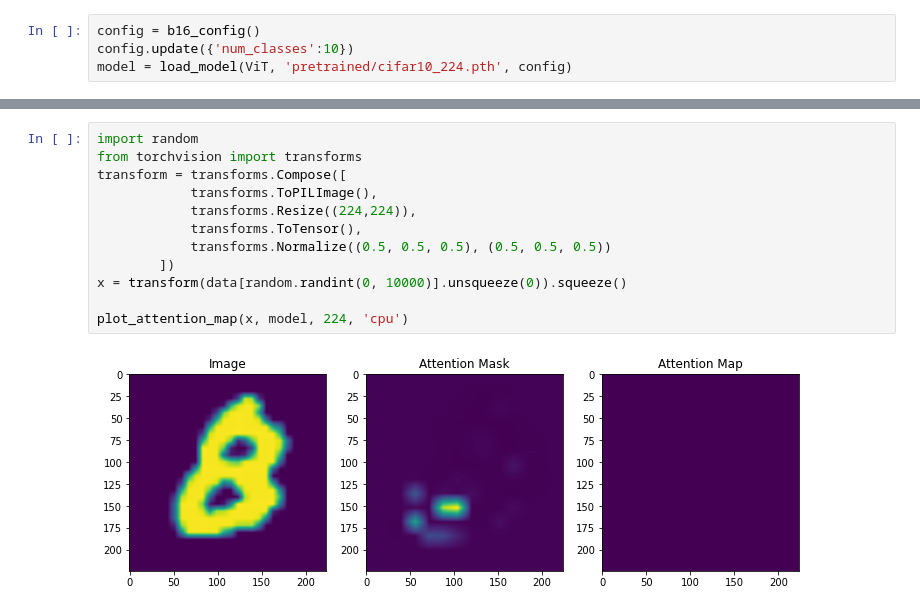
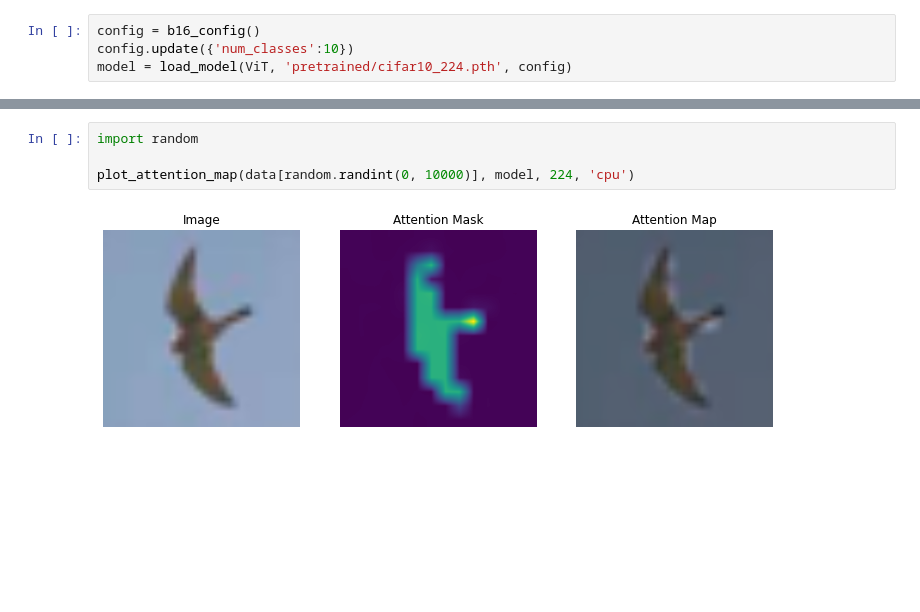
Before and after one commit to onebottlekick/dl_paper_implementation, a Jupyter notebook: ViT/vistion_transformer/experiments/cifar10_224.ipynb, the cells around one changed output, grey strips where cells are left out. Cells and saved outputs as stored; diff of their text form; blank space fills up the shorter version.

```diff
--- a/ViT/vistion_transformer/experiments/cifar10_224.ipynb
+++ b/ViT/vistion_transformer/experiments/cifar10_224.ipynb
@@ -35,18 +50,10 @@ Mult-Adds             85.917696M
 =============================================================================================================
-# %%
-import random
-from torchvision import transforms
-transform = transforms.Compose([
-            transforms.ToPILImage(),
-            transforms.Resize((224,224)),
-            transforms.ToTensor(),
-            transforms.Normalize((0.5, 0.5, 0.5), (0.5, 0.5, 0.5))
-        ])
-x = transform(data[random.randint(0, 10000)].unsqueeze(0)).squeeze()
-
-plot_attention_map(x, model, 224, 'cpu')
-# %% [output]
-[figure, removed]
+# %%
+import random
+
+plot_attention_map(data[random.randint(0, 10000)], model, 224, 'cpu')
+# %% [output]
+[figure, added]
 # %%
 pos_embeddings = model.pos_embedding.squeeze()[1:, :]
 plot_pos_emb_similarity(pos_embeddings, 7, 7)
```
Also changed, not shown: parts of 5 cells of this notebook, 1 other file.
